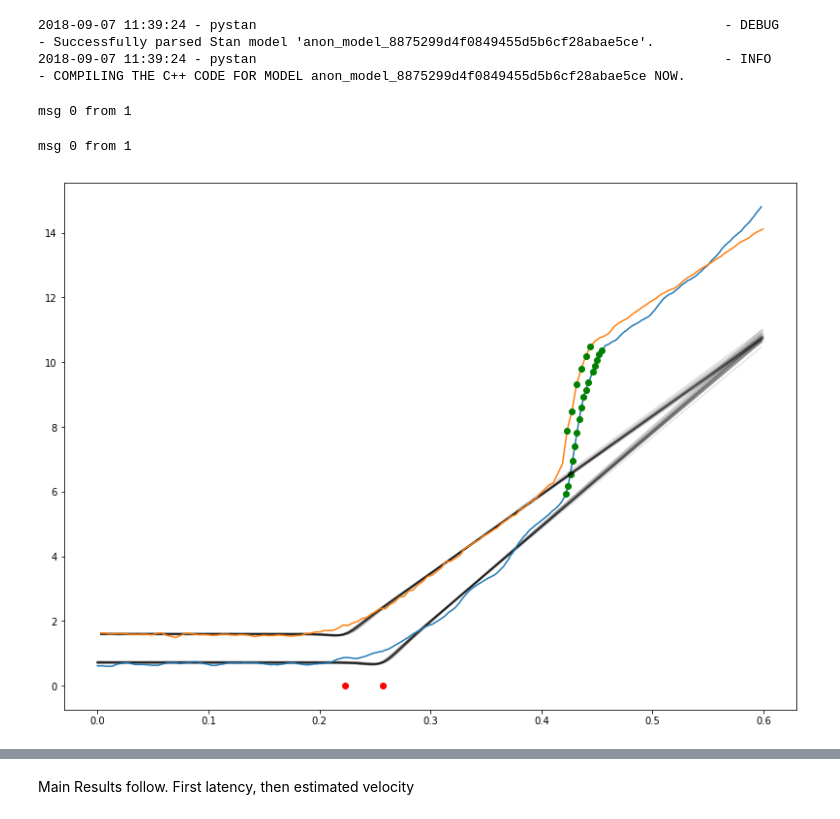
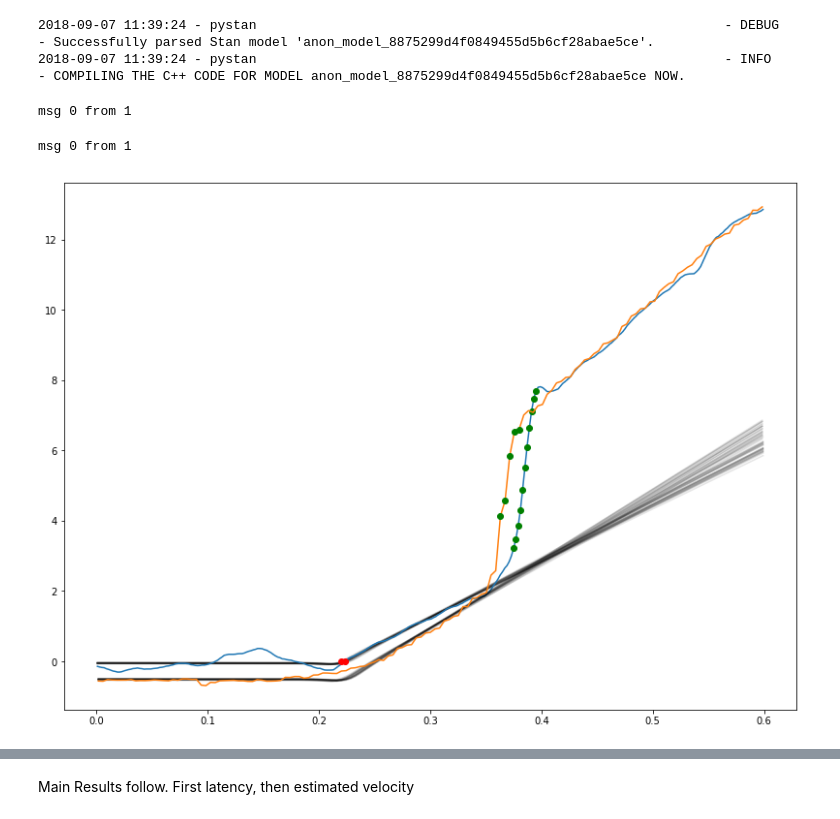
Before and after one commit to behinger/etcomp, a Jupyter notebook: code/be_main.ipynb, the cells around one changed output, grey strips where cells are left out. Saved outputs shown, nothing was run; the diff lists cells and outputs as text; code cells hidden in the pictures.

```diff
--- a/code/be_main.ipynb
+++ b/code/be_main.ipynb
@@ -540,10 +591,10 @@ smooth_stanmodel = SMOOTH.compileModel() # to facilitate plotting
 # %%
 #%matplotlib ipympl
 plt.rcParams['figure.figsize'] = [15, 10]
 plt.figure()
-fitA = SMOOTH.plot_single_trial(etsamples,etmsgs,None,'VP3','el',10,4,smooth_stanmodel) # trial 1, block 1
-fitB = SMOOTH.plot_single_trial(etsamples,etmsgs,None,'VP3','pl',10,4,smooth_stanmodel) # trial 1, block 1
+fitA = SMOOTH.plot_single_trial(etsamples,etmsgs,None,'VP4','el',2,6,smooth_stanmodel) # trial 1, block 1
+fitB = SMOOTH.plot_single_trial(etsamples,etmsgs,None,'VP4','pl',2,6,smooth_stanmodel) # trial 1, block 1
 # %% [output]
 msg 0 from 1
 msg 0 from 1
-[figure, old version]
+[figure, new version]
```
Also changed, not shown: parts of 13 cells of this notebook, 1 other file.
